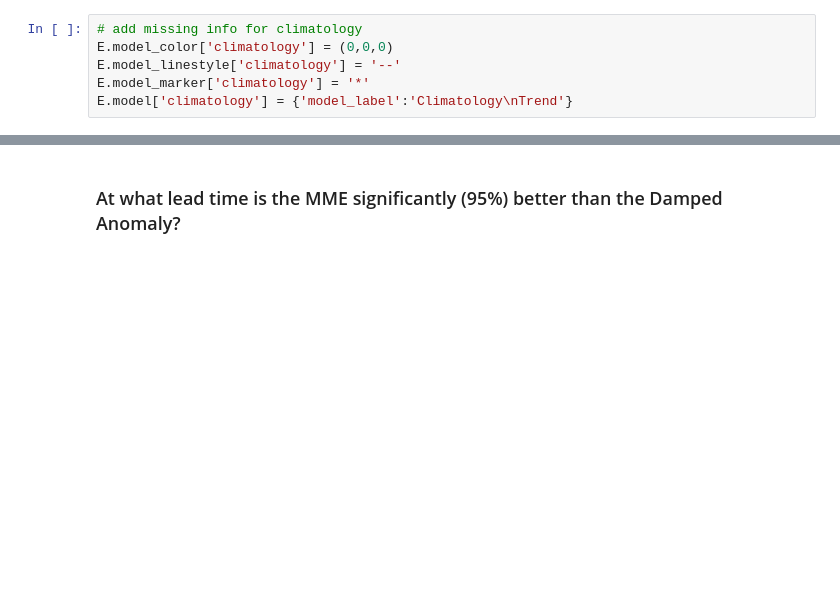
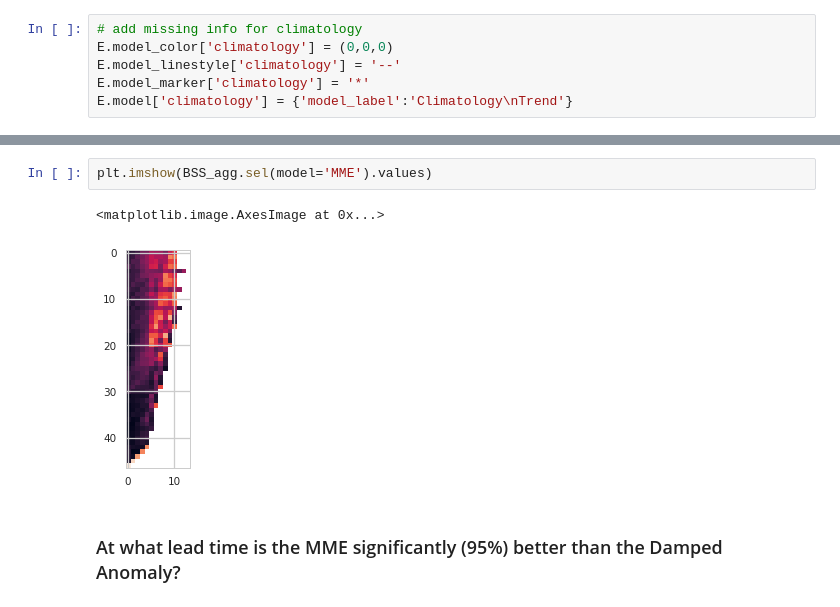
Before and after one commit to NicWayand/ESIO, a Jupyter notebook: notebooks/Eval_weekly_forecasts.ipynb, the cells around one changed output, grey strips where cells are left out. Cells and saved outputs as stored; diff of their text form; blank space fills up the shorter version.

```diff
--- a/notebooks/Eval_weekly_forecasts.ipynb
+++ b/notebooks/Eval_weekly_forecasts.ipynb
@@ -256,3 +256,8 @@ Coordinates:
+# %%
+plt.imshow(BSS_agg.sel(model='MME').values)
+# %% [output]
+<matplotlib.image.AxesImage at 0x...>
+[figure, added]
 # %% [markdown]
 ### At what lead time is the MME significantly (95%) better than the Damped Anomaly?
 # %%
```
Also changed, not shown: parts of 19 cells of this notebook, 1 other file.
